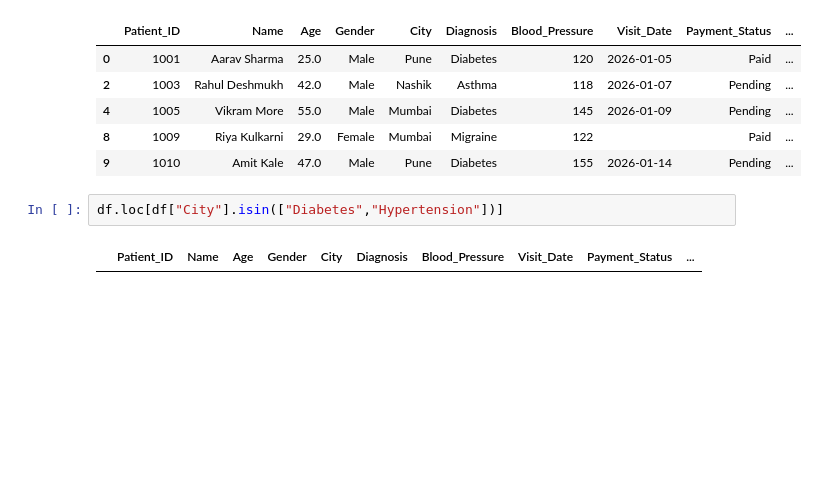
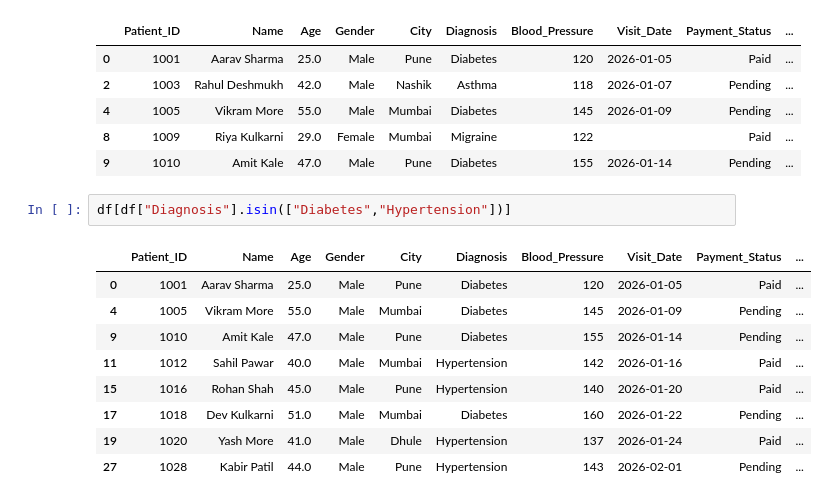
Before and after one commit to roshan-pardeshi/Python_Pandas, a Jupyter notebook: 100_question_on_hospital_dataset.ipynb, the cells around one changed output. Drawn from its saved outputs; the diff is of its cells as text; blank space fills up the shorter version.

```diff
--- a/100_question_on_hospital_dataset.ipynb
+++ b/100_question_on_hospital_dataset.ipynb
@@ -785,6 +785,14 @@ df.head()
 | 8 | 1009 | Riya Kulkarni | 29.0 | Female | Mumbai | Migraine | 122 |  | Paid | ... |
 | 9 | 1010 | Amit Kale | 47.0 | Male | Pune | Diabetes | 155 | 2026-01-14 | Pending | ... |
 # %%
-df.loc[df["City"].isin(["Diabetes","Hypertension"])]
+df[df["Diagnosis"].isin(["Diabetes","Hypertension"])]
 # %% [output]
 |  | Patient_ID | Name | Age | Gender | City | Diagnosis | Blood_Pressure | Visit_Date | Payment_Status | ... |
+| 0 | 1001 | Aarav Sharma | 25.0 | Male | Pune | Diabetes | 120 | 2026-01-05 | Paid | ... |
+| 4 | 1005 | Vikram More | 55.0 | Male | Mumbai | Diabetes | 145 | 2026-01-09 | Pending | ... |
+| 9 | 1010 | Amit Kale | 47.0 | Male | Pune | Diabetes | 155 | 2026-01-14 | Pending | ... |
+| 11 | 1012 | Sahil Pawar | 40.0 | Male | Mumbai | Hypertension | 142 | 2026-01-16 | Paid | ... |
+| 15 | 1016 | Rohan Shah | 45.0 | Male | Pune | Hypertension | 140 | 2026-01-20 | Paid | ... |
+| 17 | 1018 | Dev Kulkarni | 51.0 | Male | Mumbai | Diabetes | 160 | 2026-01-22 | Pending | ... |
+| 19 | 1020 | Yash More | 41.0 | Male | Dhule | Hypertension | 137 | 2026-01-24 | Paid | ... |
+| 27 | 1028 | Kabir Patil | 44.0 | Male | Pune | Hypertension | 143 | 2026-02-01 | Pending | ... |
```
Also changed, not shown: parts of 59 cells of this notebook, 1 other file.
